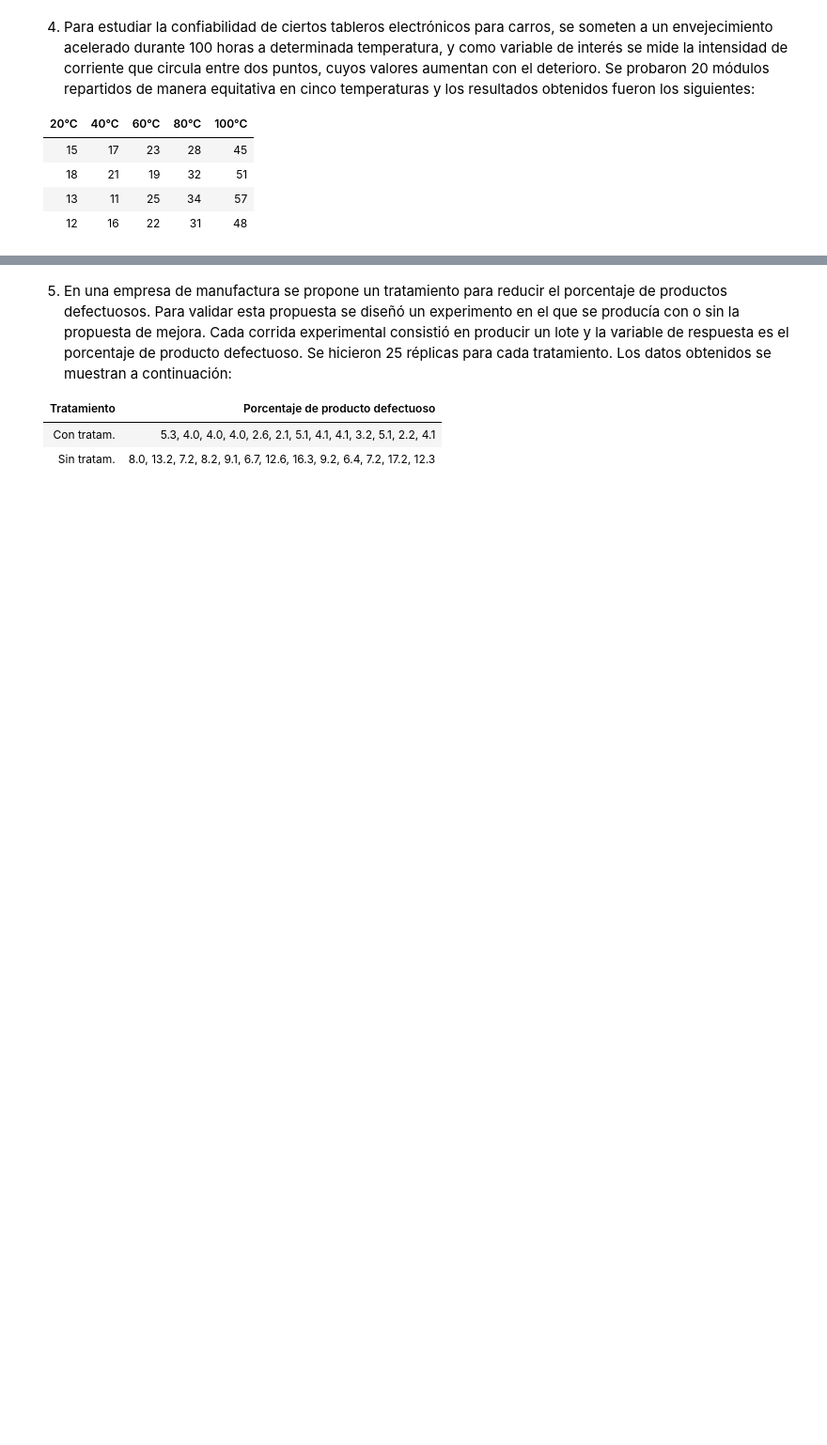
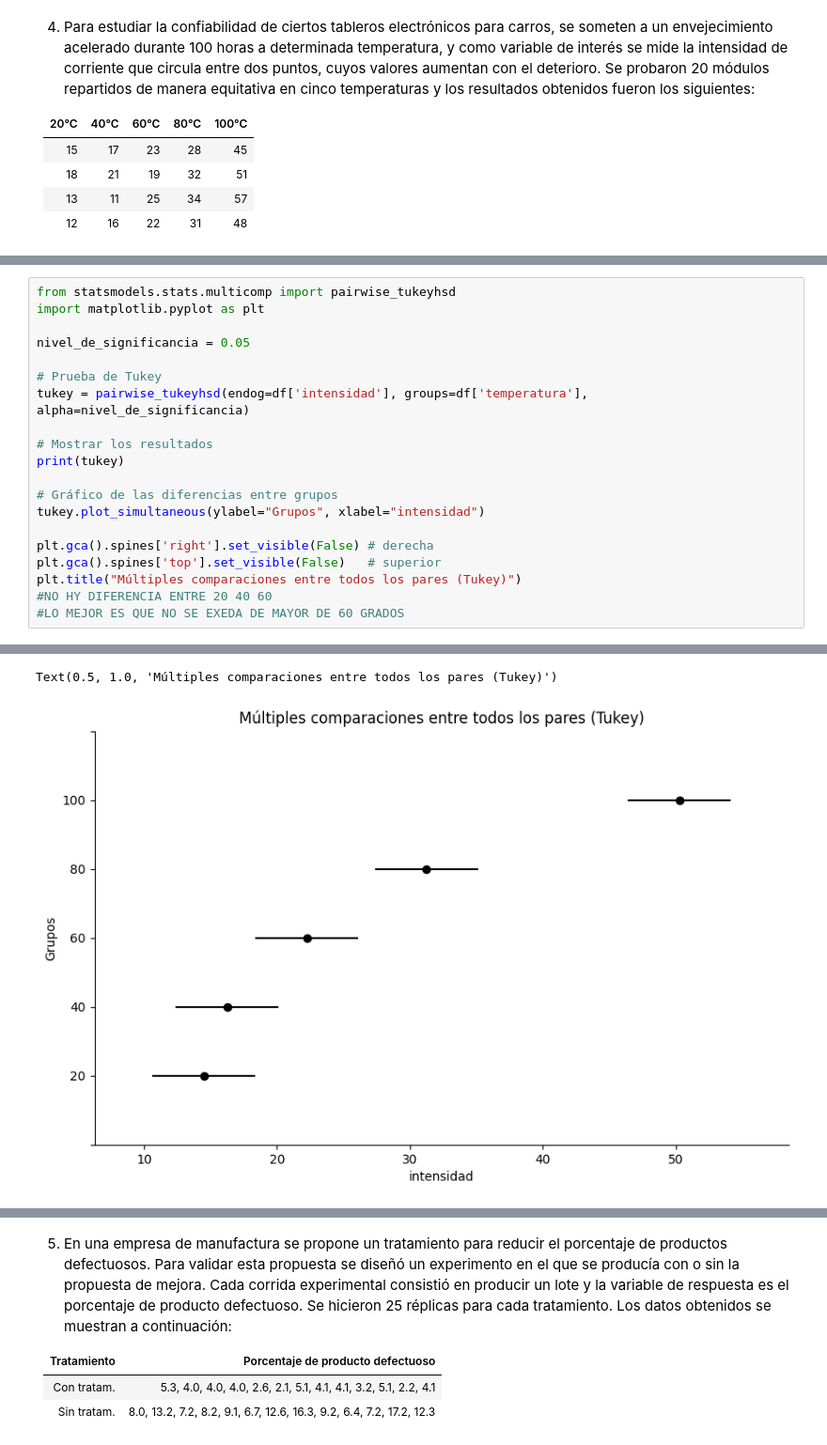
Before and after one commit to CesarRodriguez19/EstadisticaVerano, a Jupyter notebook: practica_4_ejer.ipynb, the cells around one changed output, grey strips where cells are left out. Shown at 94% size. Cells and saved outputs as stored; diff of their text form; blank space fills up the shorter version.

```diff
--- a/practica_4_ejer.ipynb
+++ b/practica_4_ejer.ipynb
@@ -363,0 +560,21 @@ print(f"p-valor de Levene: {p}")
+# %%
+from statsmodels.stats.multicomp import pairwise_tukeyhsd
+import matplotlib.pyplot as plt
+
+nivel_de_significancia = 0.05
+
+# Prueba de Tukey
+tukey = pairwise_tukeyhsd(endog=df['intensidad'], groups=df['temperatura'], alpha=nivel_de_significancia)
+
+# Mostrar los resultados
+print(tukey)
+
+# Gráfico de las diferencias entre grupos
+tukey.plot_simultaneous(ylabel="Grupos", xlabel="intensidad")
+
+plt.gca().spines['right'].set_visible(False) # derecha
+plt.gca().spines['top'].set_visible(False)   # superior
+plt.title("Múltiples comparaciones entre todos los pares (Tukey)")
+#NO HY DIFERENCIA ENTRE 20 40 60
+#LO MEJOR ES QUE NO SE EXEDA DE MAYOR DE 60 GRADOS
+# %% [output]
@@ -363,0 +596,2 @@ print(f"p-valor de Levene: {p}")
+Text(0.5, 1.0, 'Múltiples comparaciones entre todos los pares (Tukey)')
+[figure, added]
```
Also changed, not shown: parts of 25 cells of this notebook.
